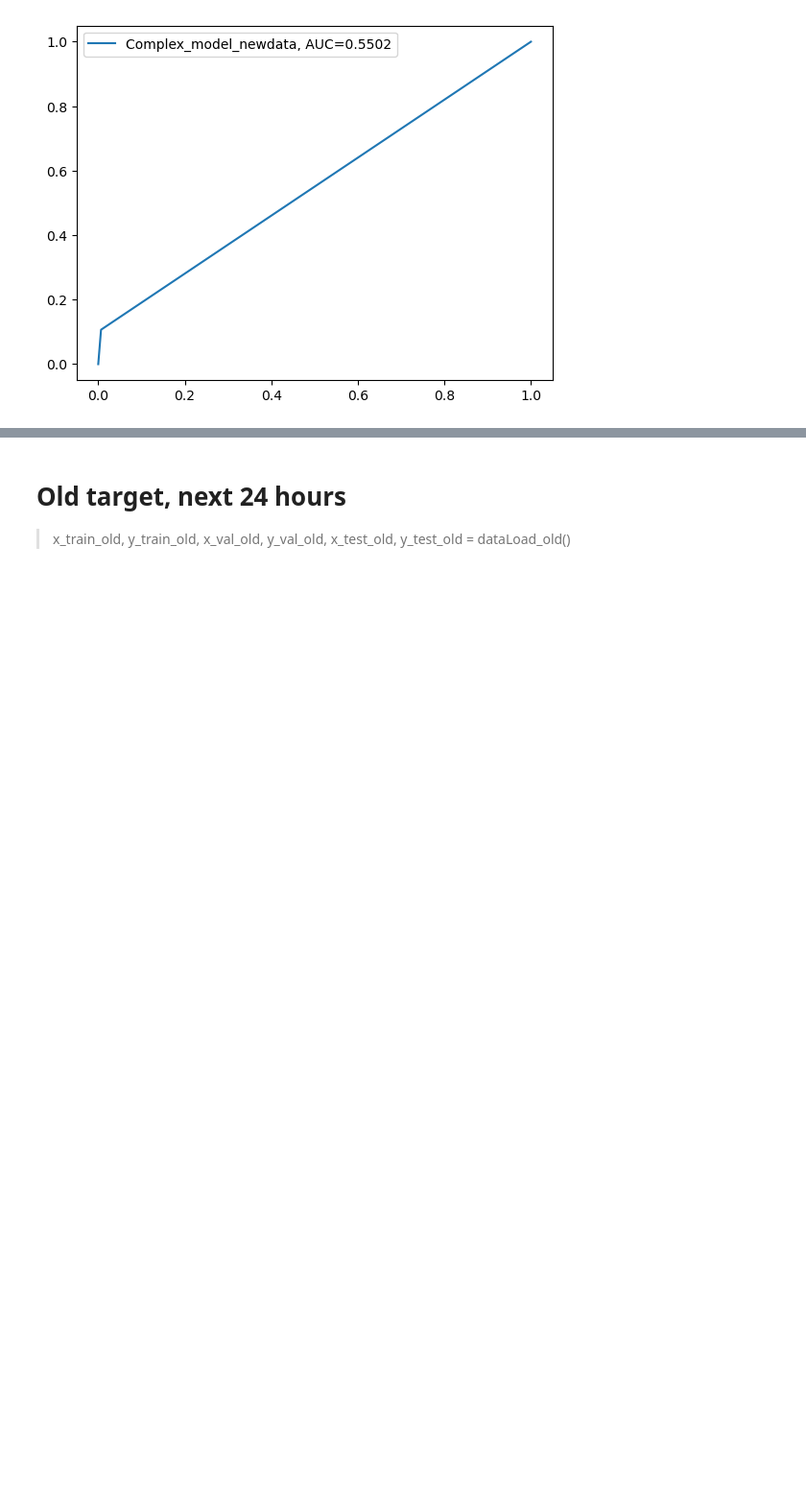
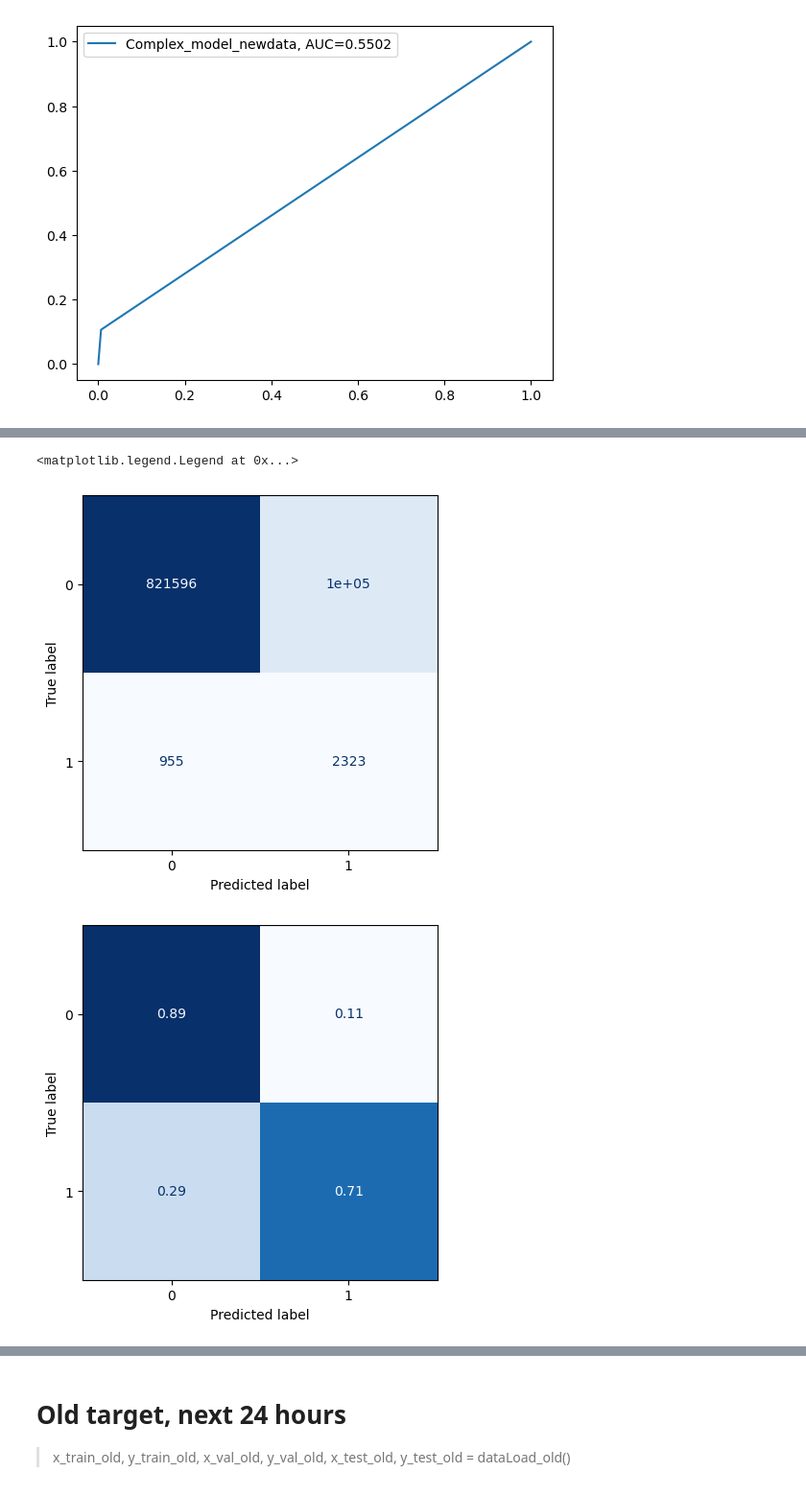
Before and after one commit to PaoloBonettiPolimi/TC, a Jupyter notebook: notebooks/Traditional methods/FFN_Comparison/FFN_new_target.ipynb, the cells around one changed output, grey strips where cells are left out. Shown: that part at 96% size. Saved outputs shown, nothing was run; the diff lists cells and outputs as text; code cells hidden in the pictures; blank space fills up the shorter version.

```diff
--- a/notebooks/Traditional methods/FFN_Comparison/FFN_new_target.ipynb
+++ b/notebooks/Traditional methods/FFN_Comparison/FFN_new_target.ipynb
@@ -735,0 +785,56 @@ weighted avg       0.99      0.99      0.99    929682
+# %%
+##### Step 6 - Use model to make predictions
+modelz = model_FFNN_256n_4n_newtarget
+x_training = x_train_new_st
+y_training = y_train_new
+x_test = x_test_new_st
+y_test = y_test_new
+
+# Predict class labels on training data
+pred_labels_tr = (modelz.predict(x_training)> 0.5).astype(int)
+# Predict class labels on a test data
+pred_labels_te = (modelz.predict(x_test)> 0.5).astype(int)
+#> 0.01).astype(int)
+
+
+##### Step 7 - Model Performance Summary
+print("")
+print('-------------------- Model Summary --------------------')
+modelz.summary() # print model summary
+print("")
+print('-------------------- Weights and Biases --------------------')
+for layer in modelz.layers:
+    print("Layer: ", layer.name) # print layer name
+
+print("")
+print('---------- Evaluation on Training Data ----------')
+print(classification_report(y_training, pred_labels_tr))
+print("")
+
+print('---------- Evaluation on Test Data ----------')
+print(classification_report(y_test, pred_labels_te))
+print("")
+
+from sklearn.metrics import confusion_matrix
+import matplotlib.pyplot as plt
+
+from sklearn.metrics import ConfusionMatrixDisplay
+ConfusionMatrixDisplay(confusion_matrix(y_test, pred_labels_te)).plot(colorbar=False,cmap=plt.cm.Blues)
+ConfusionMatrixDisplay(confusion_matrix(y_test, pred_labels_te,normalize='true')).plot(colorbar=False,cmap=plt.cm.Blues)
+
+print('---------- ROC Curve----------')
+
+plt.figure(0).clf()
+
+
+fpr, tpr, _ = metrics.roc_curve(y_test, pred_labels_te)
+auc = round(metrics.roc_auc_score(y_test, pred_labels_te), 4)
+plt.plot(fpr,tpr,label="complex_model_new, AUC="+str(auc))
+
+
+
+
+
+#add legend
+plt.legend()
+# %% [output]
@@ -735,0 +858,3 @@ weighted avg       0.99      0.99      0.99    929682
+<matplotlib.legend.Legend at 0x...>
+[figure, added]
+[figure, added]
```
Also changed, not shown: parts of 16 cells of this notebook.
